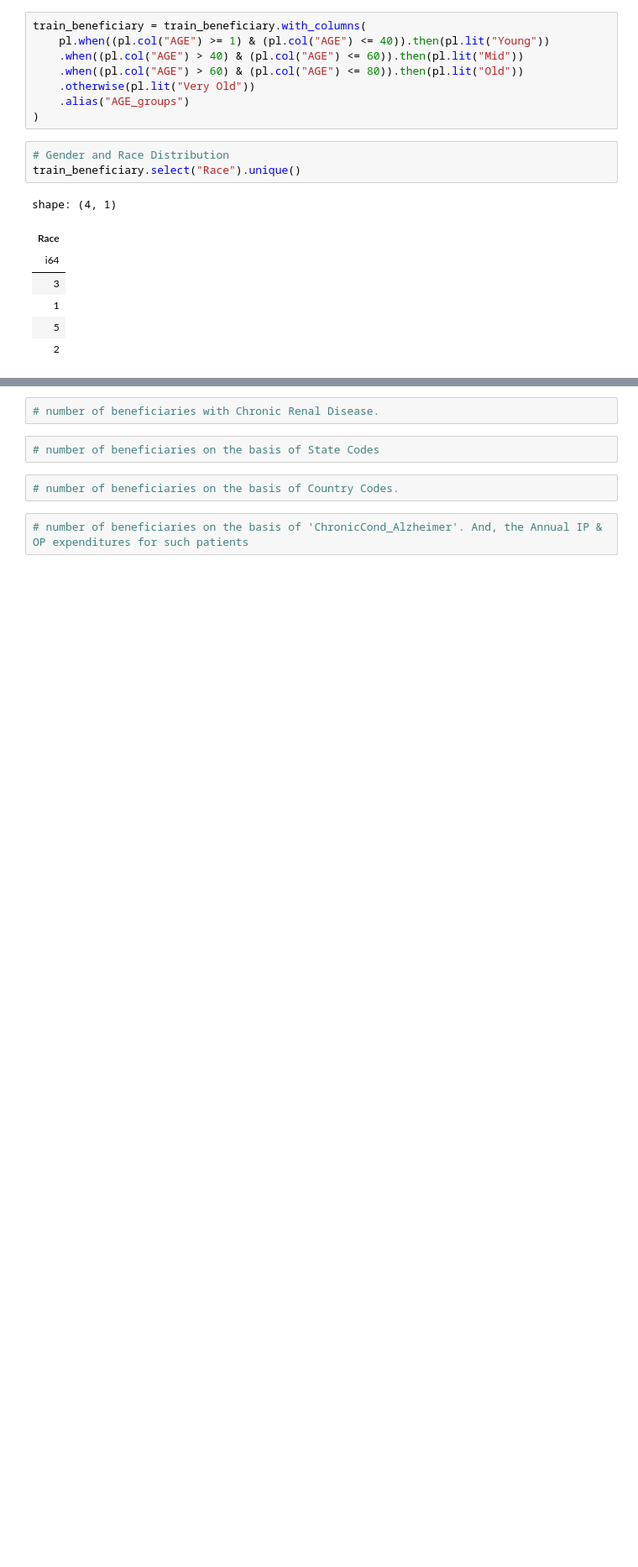
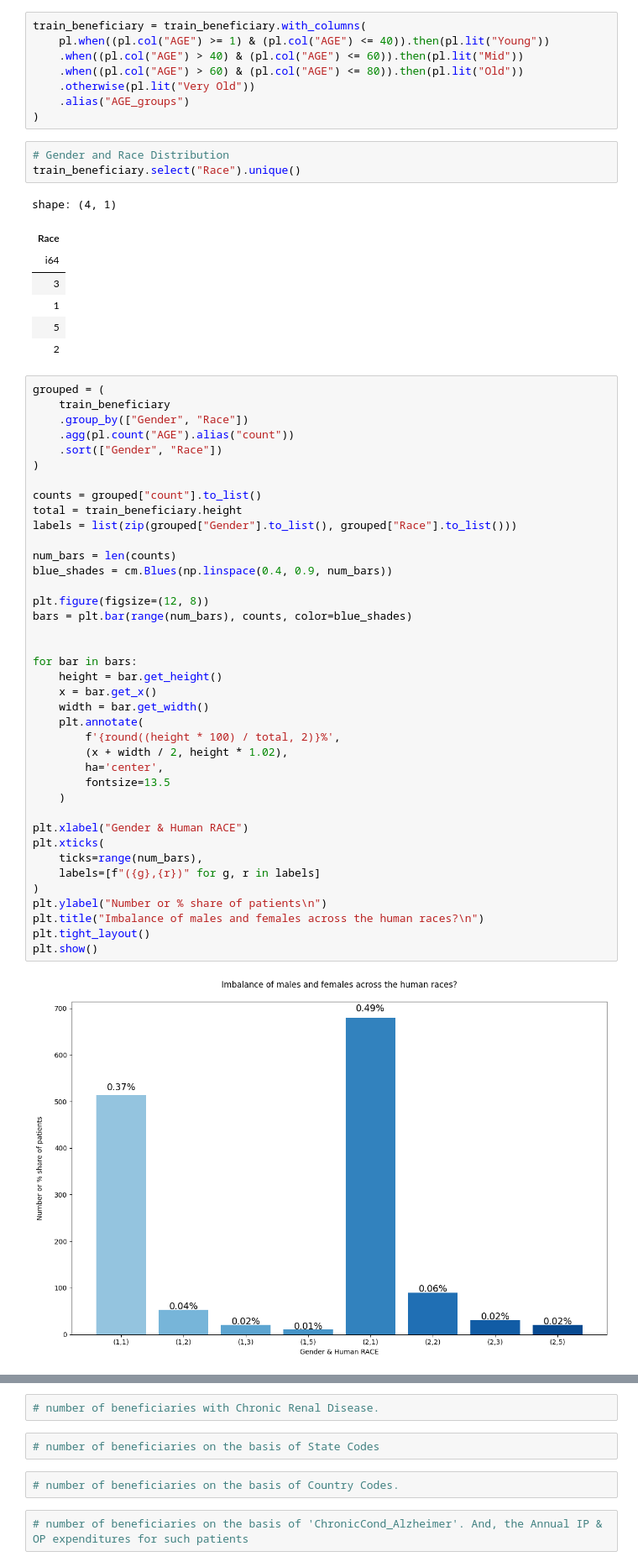
Before and after one commit to bharath03-a/INFO531FinalProject, a Jupyter notebook: notebooks/01_Exploratory_Data_Analysis.ipynb, the cells around one changed output, grey strips where cells are left out. Shown at 84% size. Cells and saved outputs as stored; diff of their text form; blank space fills up the shorter version.

```diff
--- a/notebooks/01_Exploratory_Data_Analysis.ipynb
+++ b/notebooks/01_Exploratory_Data_Analysis.ipynb
@@ -412,3 +413,44 @@ shape: (4, 1)
 | 1 |
 | 5 |
 | 2 |
+# %%
+grouped = (
+    train_beneficiary
+    .group_by(["Gender", "Race"])
+    .agg(pl.count("AGE").alias("count"))
+    .sort(["Gender", "Race"])
+)
+
+counts = grouped["count"].to_list()
+total = train_beneficiary.height
+labels = list(zip(grouped["Gender"].to_list(), grouped["Race"].to_list()))
+
+num_bars = len(counts)
+blue_shades = cm.Blues(np.linspace(0.4, 0.9, num_bars))
+
+plt.figure(figsize=(12, 8))
+bars = plt.bar(range(num_bars), counts, color=blue_shades)
+
+
+for bar in bars:
+    height = bar.get_height()
+    x = bar.get_x()
+    width = bar.get_width()
+    plt.annotate(
+        f'{round((height * 100) / total, 2)}%',
+        (x + width / 2, height * 1.02),
+        ha='center',
+        fontsize=13.5
+    )
+
+plt.xlabel("Gender & Human RACE")
+plt.xticks(
+    ticks=range(num_bars),
+    labels=[f"({g},{r})" for g, r in labels]
+)
+plt.ylabel("Number or % share of patients\n")
+plt.title("Imbalance of males and females across the human races?\n")
+plt.tight_layout()
+plt.show()
+# %% [output]
+[figure, added]
```
Also changed, not shown: parts of 20 cells of this notebook.
